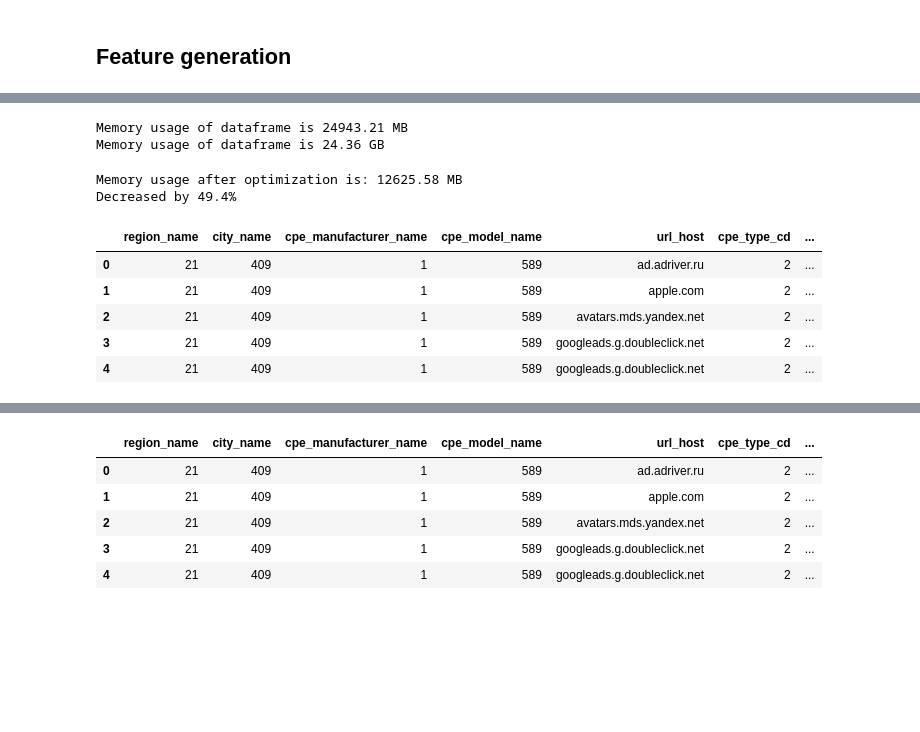
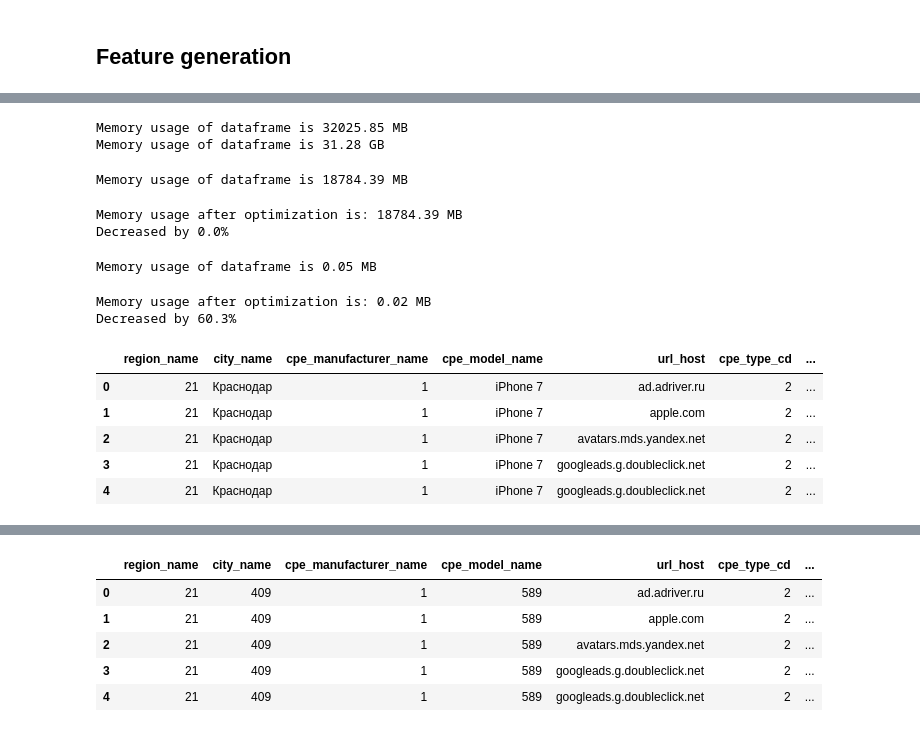
Before and after one commit to shockless/mts-ml-cup, a Jupyter notebook: seq2seq_preprocessing.ipynb, the cells around one changed output, grey strips where cells are left out. Cells and saved outputs as stored; diff of their text form; code cells hidden in the pictures; blank space fills up the shorter version.

```diff
--- a/seq2seq_preprocessing.ipynb
+++ b/seq2seq_preprocessing.ipynb
@@ -100,22 +145,15 @@ df
 # %%
 df = pandas_string_to_cat(df,
                             ["region_name",
-                             "city_name",
+                             "year",
                              "cpe_manufacturer_name",
-                             "cpe_model_name",
                              "cpe_type_cd",
                              "cpe_model_os_type",
+                             "holiday"
                             ]
                            )
+
 df.head()
 # %% [output]
-Memory usage of dataframe is 24943.21 MB
-Memory usage of dataframe is 24.36 GB
+Memory usage of dataframe is 32025.85 MB
+Memory usage of dataframe is 31.28 GB
-Memory usage after optimization is: 12625.58 MB
-Decreased by 49.4%
-|  | region_name | city_name | cpe_manufacturer_name | cpe_model_name | url_host | cpe_type_cd | ... |
-| 0 | 21 | 409 | 1 | 589 | ad.adriver.ru | 2 | ... |
-| 1 | 21 | 409 | 1 | 589 | apple.com | 2 | ... |
-| 2 | 21 | 409 | 1 | 589 | avatars.mds.yandex.net | 2 | ... |
-| 3 | 21 | 409 | 1 | 589 | googleads.g.doubleclick.net | 2 | ... |
-| 4 | 21 | 409 | 1 | 589 | googleads.g.doubleclick.net | 2 | ... |
@@ -121,0 +163,19 @@ Decreased by 49.4%
+# %%
+df = pandas_reduce_mem_usage(pd.read_parquet("seq2seq_data/stages/stage_1.parquet.gzip"))
+# %% [output]
+Memory usage of dataframe is 18784.39 MB
+Memory usage after optimization is: 18784.39 MB
+Decreased by 0.0%
+# %%
+df = map_cities(df)
+df.head()
+# %% [output]
+Memory usage of dataframe is 0.05 MB
+Memory usage after optimization is: 0.02 MB
+Decreased by 60.3%
+|  | region_name | city_name | cpe_manufacturer_name | cpe_model_name | url_host | cpe_type_cd | ... |
+| 0 | 21 | Краснодар | 1 | iPhone 7 | ad.adriver.ru | 2 | ... |
+| 1 | 21 | Краснодар | 1 | iPhone 7 | apple.com | 2 | ... |
+| 2 | 21 | Краснодар | 1 | iPhone 7 | avatars.mds.yandex.net | 2 | ... |
+| 3 | 21 | Краснодар | 1 | iPhone 7 | googleads.g.doubleclick.net | 2 | ... |
+| 4 | 21 | Краснодар | 1 | iPhone 7 | googleads.g.doubleclick.net | 2 | ... |
```
Also changed, not shown: parts of 16 cells of this notebook, 8 other files.
